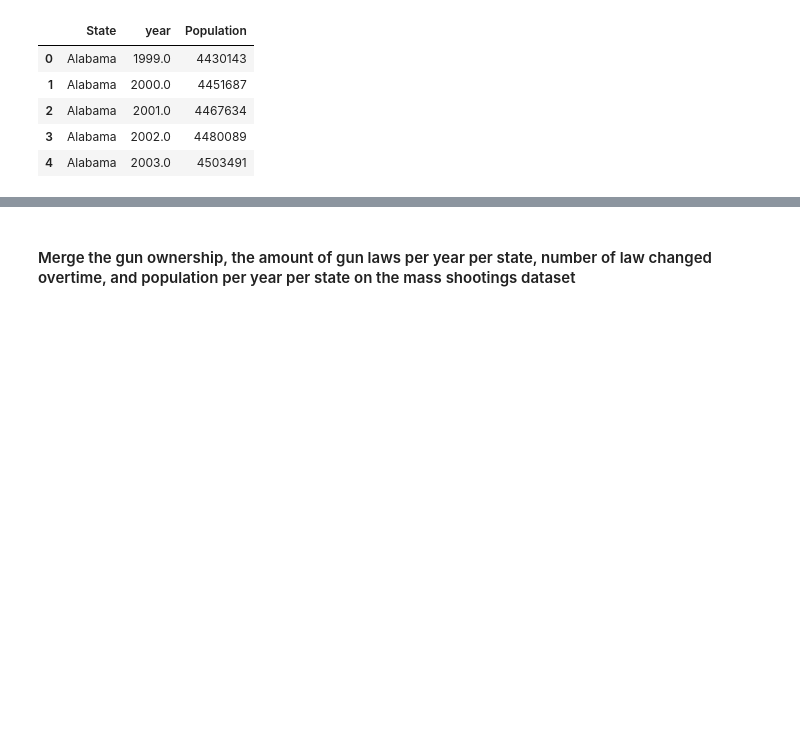
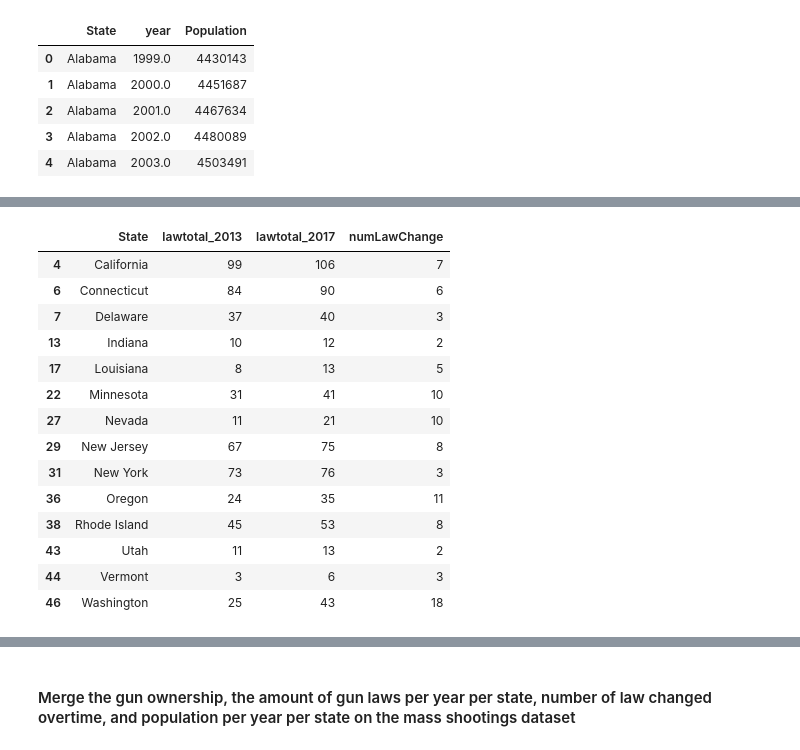
Before and after one commit to mayjai/US-Gun-Exploration-Visualization, a Jupyter notebook: Copy_of_US_Gun_Exploration.ipynb, the cells around one changed output, grey strips where cells are left out. Cells and saved outputs as stored; diff of their text form; code cells hidden in the pictures; blank space fills up the shorter version.

```diff
--- a/Copy_of_US_Gun_Exploration.ipynb
+++ b/Copy_of_US_Gun_Exploration.ipynb
@@ -569,0 +611,19 @@ df_population.head()
+# %%
+# States with positive number of law change greater than or equal to 2: 14 states
+df_13_17_lawchange[(df_13_17_lawchange.numLawChange >= 2)]
+# %% [output]
+|  | State | lawtotal_2013 | lawtotal_2017 | numLawChange |
+| 4 | California | 99 | 106 | 7 |
+| 6 | Connecticut | 84 | 90 | 6 |
+| 7 | Delaware | 37 | 40 | 3 |
+| 13 | Indiana | 10 | 12 | 2 |
+| 17 | Louisiana | 8 | 13 | 5 |
+| 22 | Minnesota | 31 | 41 | 10 |
+| 27 | Nevada | 11 | 21 | 10 |
+| 29 | New Jersey | 67 | 75 | 8 |
+| 31 | New York | 73 | 76 | 3 |
+| 36 | Oregon | 24 | 35 | 11 |
+| 38 | Rhode Island | 45 | 53 | 8 |
+| 43 | Utah | 11 | 13 | 2 |
+| 44 | Vermont | 3 | 6 | 3 |
+| 46 | Washington | 25 | 43 | 18 |
```
Also changed, not shown: parts of 7 cells of this notebook.
